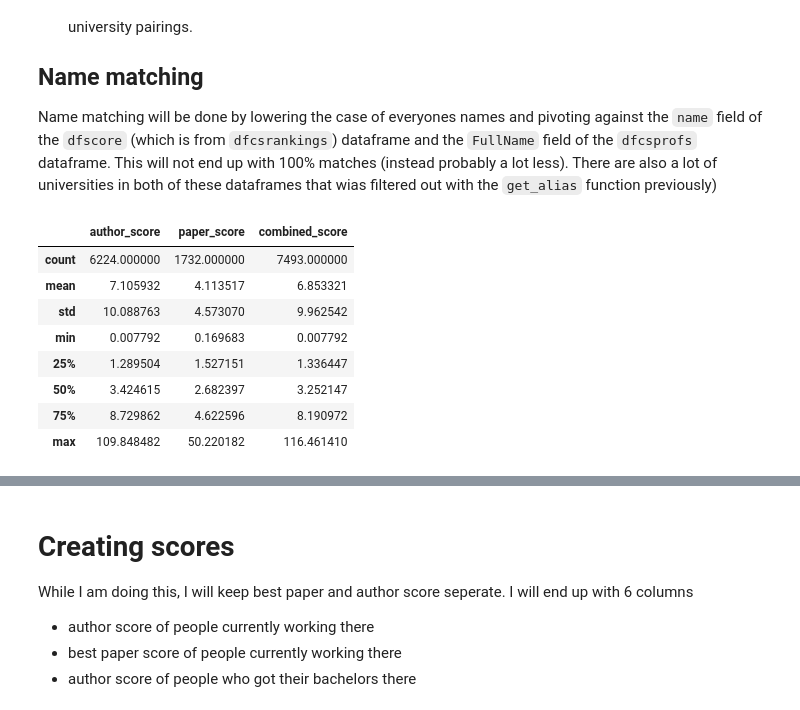
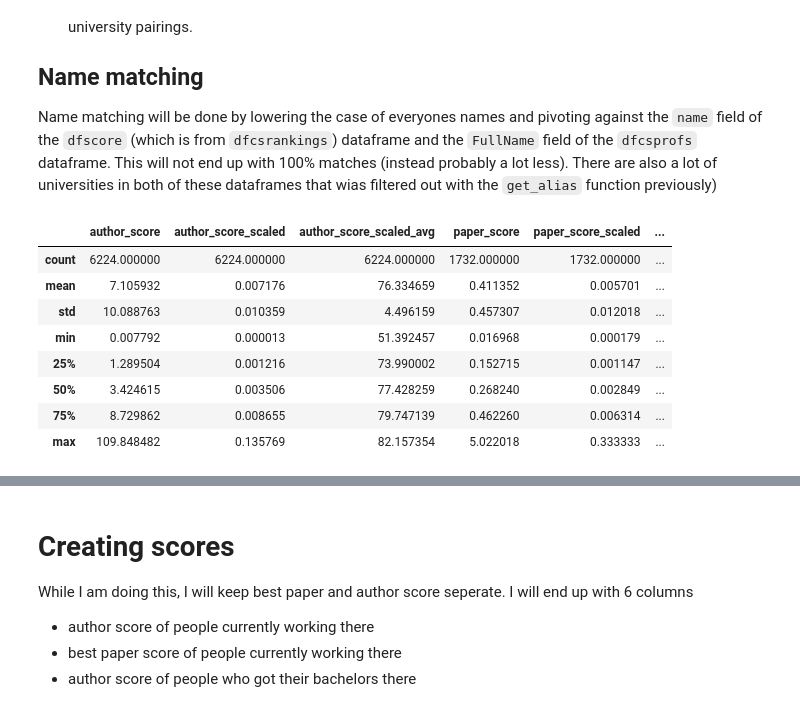
Before and after one commit to sachiniyer/my_college_rankings, a Jupyter notebook: main.ipynb, the cells around one changed output, grey strips where cells are left out. Cells and saved outputs as stored; diff of their text form; code cells hidden in the pictures.

```diff
--- a/main.ipynb
+++ b/main.ipynb
@@ -428,3 +514,23 @@ dfauthorscore.sample(3)
+# %%
+for index, val in enumerate(sum_scaled_arrays_paper):
+    if sum_scaled_arrays_paper_avg[index] != 0.0:
+        sum_scaled_arrays_paper_avg[index] =  val / sum_scaled_arrays_paper_avg[index]
+# %%
+for index, row in tqdm(
+    dfpaperscore.iterrows(), desc="Prof Scores", unit="item", total=len(dfpaperscore)
+):
+    score_scaled = 0.0
+    score_scaled_avg = 0.0
+    for i, v in enumerate(row["score_scaled_raw"]):
+        if v == 0.0:
+            score_scaled += 0.0
+            score_scaled_avg += sum_scaled_arrays_paper_avg[i]
+        else:
+            score_scaled += v / sum_scaled_arrays_paper[i]
+            score_scaled_avg += v / sum_scaled_arrays_paper[i]
+
+    dfpaperscore.at[index, "score_scaled"] = score_scaled
+    dfpaperscore.at[index, "score_scaled_avg"] = score_scaled_avg
 # %%
 dfpaperscore.describe()
 # %% [output]
@@ -530,32 +681,41 @@ Now I will create a dataframe which has all people who currently work at the uni
 Name matching will be done by lowering the case of everyones names and pivoting against the `name` field of the `dfscore` (which is from `dfcsrankings`) dataframe and the `FullName` field of the `dfcsprofs` dataframe. This will not end up with 100% matches (instead probably a lot less). There are also a lot of universities in both of these dataframes that wias filtered out with the `get_alias` function previously)
 # %%
 dfscore_placement = dfscore.copy()
-dfscore_placement['placement'] = np.nan
-dfscore_placement['bachelors'] = np.nan
-dfscore_placement['doctorate'] = np.nan
+dfscore_placement["placement"] = np.nan
+dfscore_placement["bachelors"] = np.nan
+dfscore_placement["doctorate"] = np.nan
 
 dfcsprofs_placement = dfcsprofs.copy()
-dfcsprofs_placement['placement'] = dfcsprofs_placement['University'].apply(get_alias)
-dfcsprofs_placement['bachelors'] = dfcsprofs_placement['Bachelors'].apply(get_alias)
-dfcsprofs_placement['doctorate'] = dfcsprofs_placement['Doctorate'].apply(get_alias)
+dfcsprofs_placement["placement"] = dfcsprofs_placement["University"].apply(get_alias)
+dfcsprofs_placement["bachelors"] = dfcsprofs_placement["Bachelors"].apply(get_alias)
+dfcsprofs_placement["doctorate"] = dfcsprofs_placement["Doctorate"].apply(get_alias)
 
 
-for index, row in tqdm(dfscore_placement.iterrows(), desc="Merge Placement", unit="item", total=len(dfscore_placement)):
-    prof_row = match_name(row['name'], 'FullName', dfcsprofs_placement, True)
+for index, row in tqdm(
+    dfscore_placement.iterrows(),
+    desc="Merge Placement",
+    unit="item",
+    total=len(dfscore_placement),
+):
+    prof_row = match_name(row["name"], "FullName", dfcsprofs_placement, True)
     if prof_row is not None:
-        dfscore_placement.loc[index, ['placement','bachelors','doctorate']] = dfcsprofs_placement.loc[prof_row.iloc[0].index[0], ['placement','bachelors','doctorate']]
+        dfscore_placement.loc[
+            index, ["placement", "bachelors", "doctorate"]
+        ] = dfcsprofs_placement.loc[
+            prof_row.iloc[0].index[0], ["placement", "bachelors", "doctorate"]
+        ]
 
 dfscore_placement.describe()
 # %% [output]
-|  | author_score | paper_score | combined_score |
-| count | 6224.000000 | 1732.000000 | 7493.000000 |
-| mean | 7.105932 | 4.113517 | 6.853321 |
-| std | 10.088763 | 4.573070 | 9.962542 |
-| min | 0.007792 | 0.169683 | 0.007792 |
-| 25% | 1.289504 | 1.527151 | 1.336447 |
-| 50% | 3.424615 | 2.682397 | 3.252147 |
-| 75% | 8.729862 | 4.622596 | 8.190972 |
-| max | 109.848482 | 50.220182 | 116.461410 |
+|  | author_score | author_score_scaled | author_score_scaled_avg | paper_score | paper_score_scaled | ... |
+| count | 6224.000000 | 6224.000000 | 6224.000000 | 1732.000000 | 1732.000000 | ... |
+| mean | 7.105932 | 0.007176 | 76.334659 | 0.411352 | 0.005701 | ... |
+| std | 10.088763 | 0.010359 | 4.496159 | 0.457307 | 0.012018 | ... |
+| min | 0.007792 | 0.000013 | 51.392457 | 0.016968 | 0.000179 | ... |
+| 25% | 1.289504 | 0.001216 | 73.990002 | 0.152715 | 0.001147 | ... |
+| 50% | 3.424615 | 0.003506 | 77.428259 | 0.268240 | 0.002849 | ... |
+| 75% | 8.729862 | 0.008655 | 79.747139 | 0.462260 | 0.006314 | ... |
+| max | 109.848482 | 0.135769 | 82.157354 | 5.022018 | 0.333333 | ... |
 # %%
 dfscore_placement.info()
 # %% [output]
```
Also changed, not shown: parts of 57 cells of this notebook.
